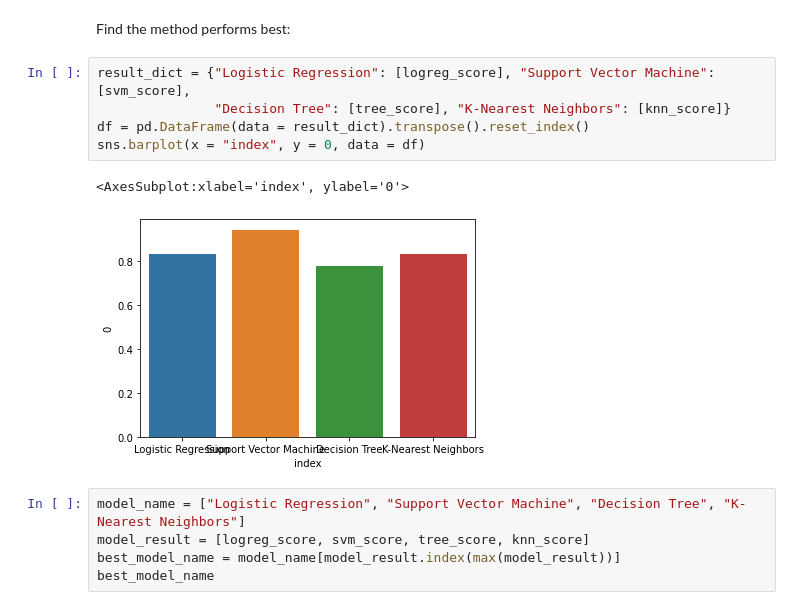
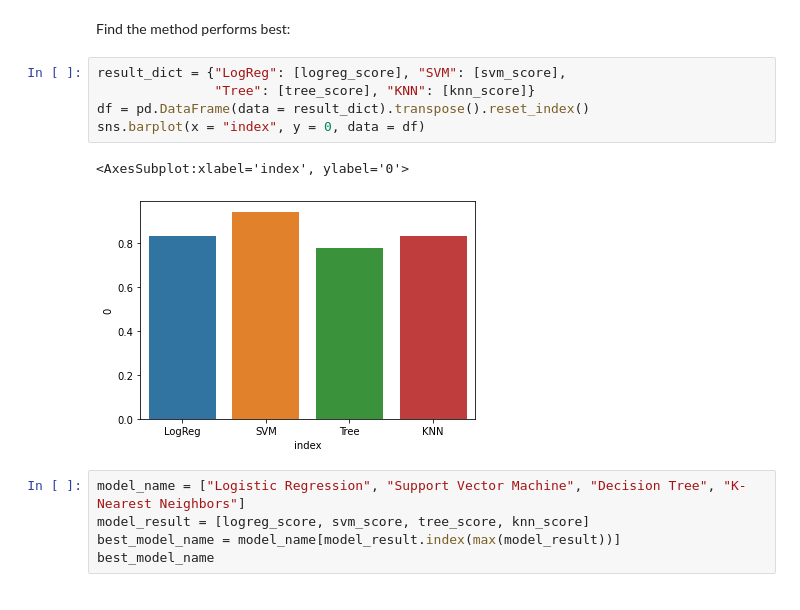
Before and after one commit to hiimbach/applied-ds-capstone, a Jupyter notebook: SpaceX_Machine Learning Prediction_Part_5.ipynb, the cells around one changed output. Saved outputs shown, nothing was run; the diff lists cells and outputs as text.

```diff
--- a/SpaceX_Machine Learning Prediction_Part_5.ipynb
+++ b/SpaceX_Machine Learning Prediction_Part_5.ipynb
@@ -329,13 +329,13 @@ plot_confusion_matrix(Y_test,yhat)
 # %% [markdown]
 Find the method performs best:
 # %%
-result_dict = {"Logistic Regression": [logreg_score], "Support Vector Machine": [svm_score],
-               "Decision Tree": [tree_score], "K-Nearest Neighbors": [knn_score]}
+result_dict = {"LogReg": [logreg_score], "SVM": [svm_score],
+               "Tree": [tree_score], "KNN": [knn_score]}
 df = pd.DataFrame(data = result_dict).transpose().reset_index()
 sns.barplot(x = "index", y = 0, data = df)
 # %% [output]
 <AxesSubplot:xlabel='index', ylabel='0'>
-[figure, old version]
+[figure, new version]
 # %%
 model_name = ["Logistic Regression", "Support Vector Machine", "Decision Tree", "K-Nearest Neighbors"]
 model_result = [logreg_score, svm_score, tree_score, knn_score]
```
